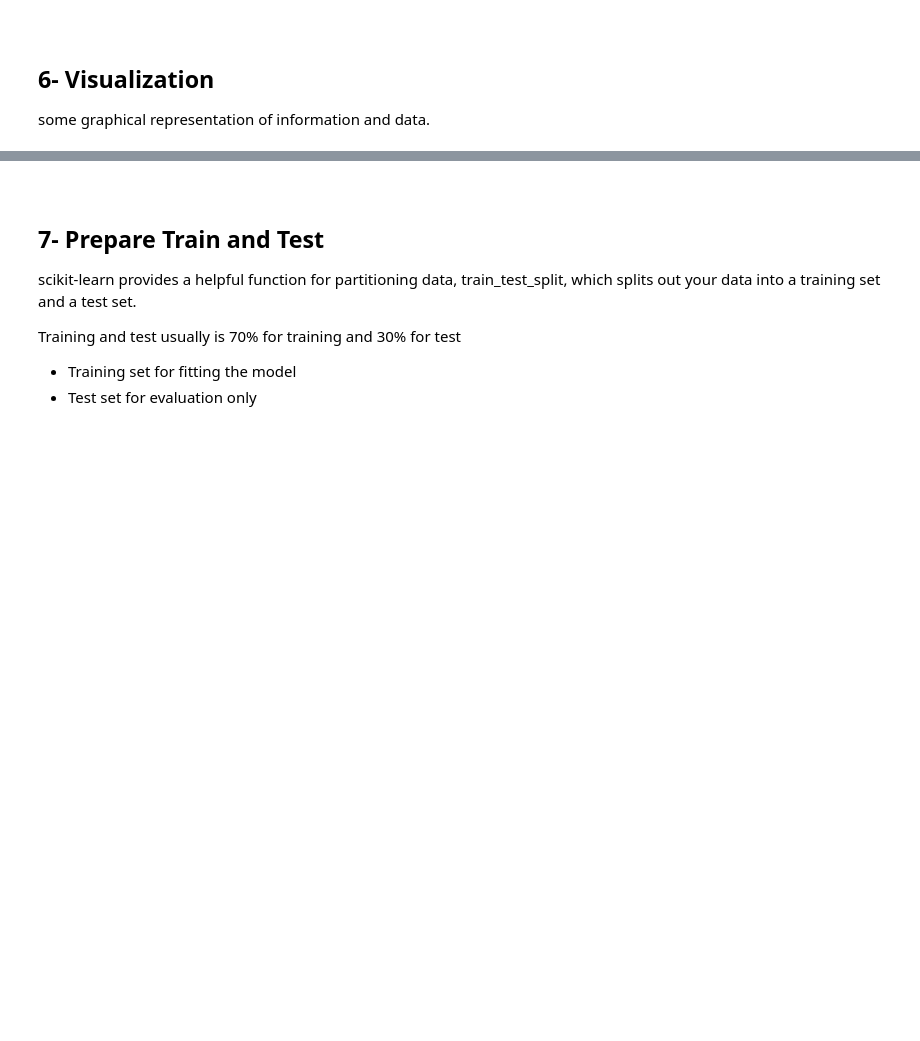
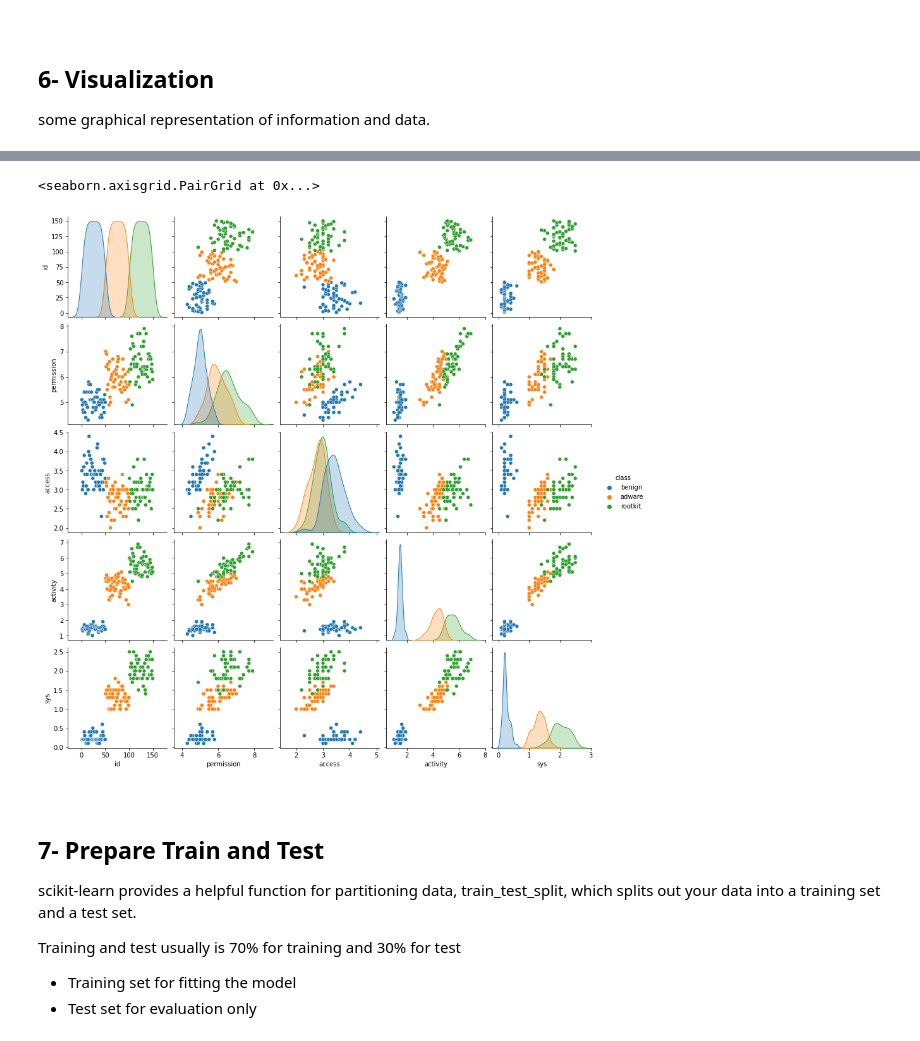
Before and after one commit to kdemertzis/ML_BigData_CyberSecurity-test, a Jupyter notebook: Demo/ML_Algorithms.ipynb, the cells around one changed output, grey strips where cells are left out. Cells and saved outputs as stored; diff of their text form; code cells hidden in the pictures; blank space fills up the shorter version.

```diff
--- a/Demo/ML_Algorithms.ipynb
+++ b/Demo/ML_Algorithms.ipynb
@@ -170,5 +120,8 @@ sns.FacetGrid(data,hue='Species',size=5)\
 # %%
-sns.pairplot(data,hue='Species')
+sns.pairplot(data,hue='class')
+# %% [output]
+<seaborn.axisgrid.PairGrid at 0x...>
+[figure, added]
 # %% [markdown]
 <a id="7"></a> <br>
 ## 7- Prepare Train and Test
```
Also changed, not shown: parts of 37 cells of this notebook.
